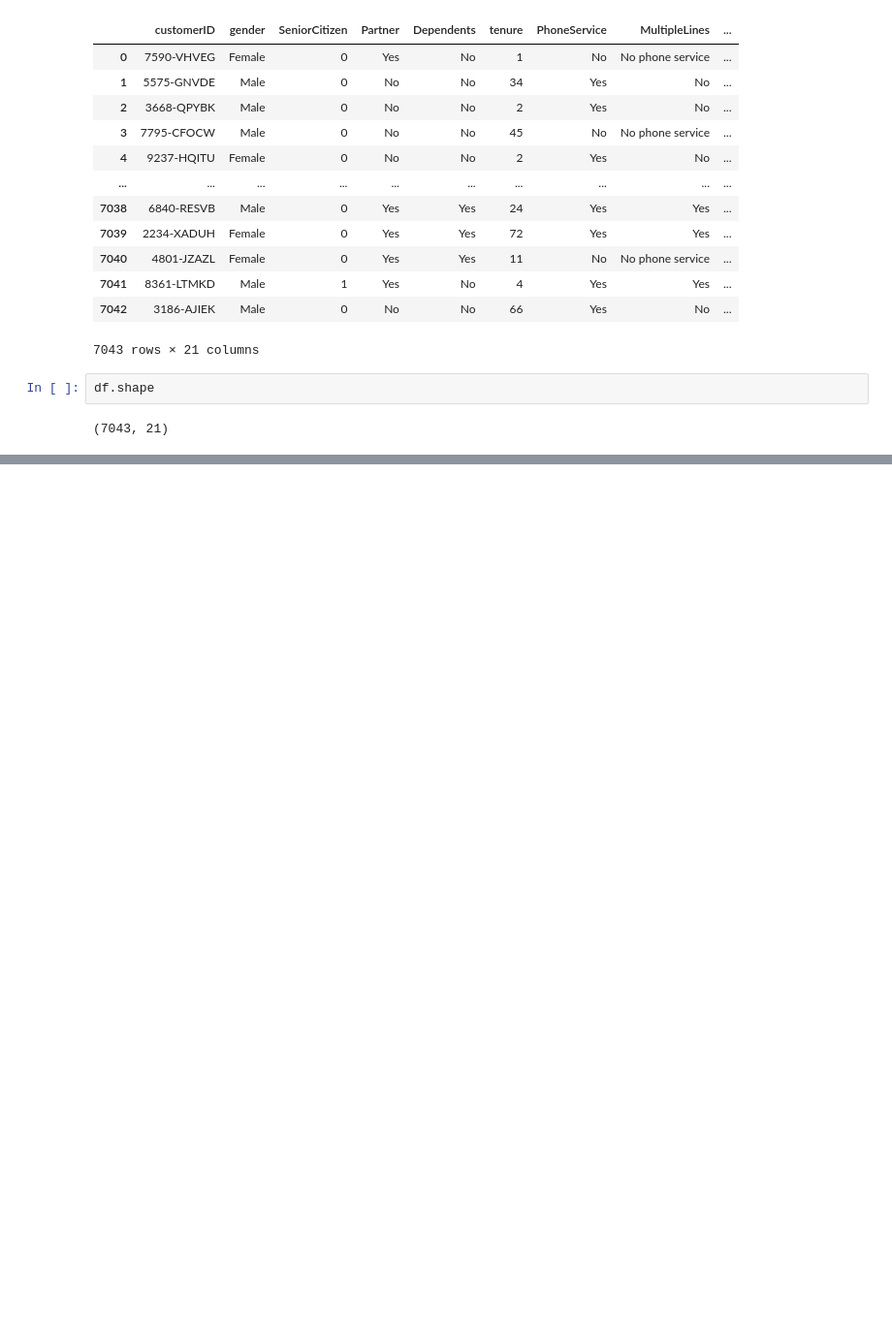
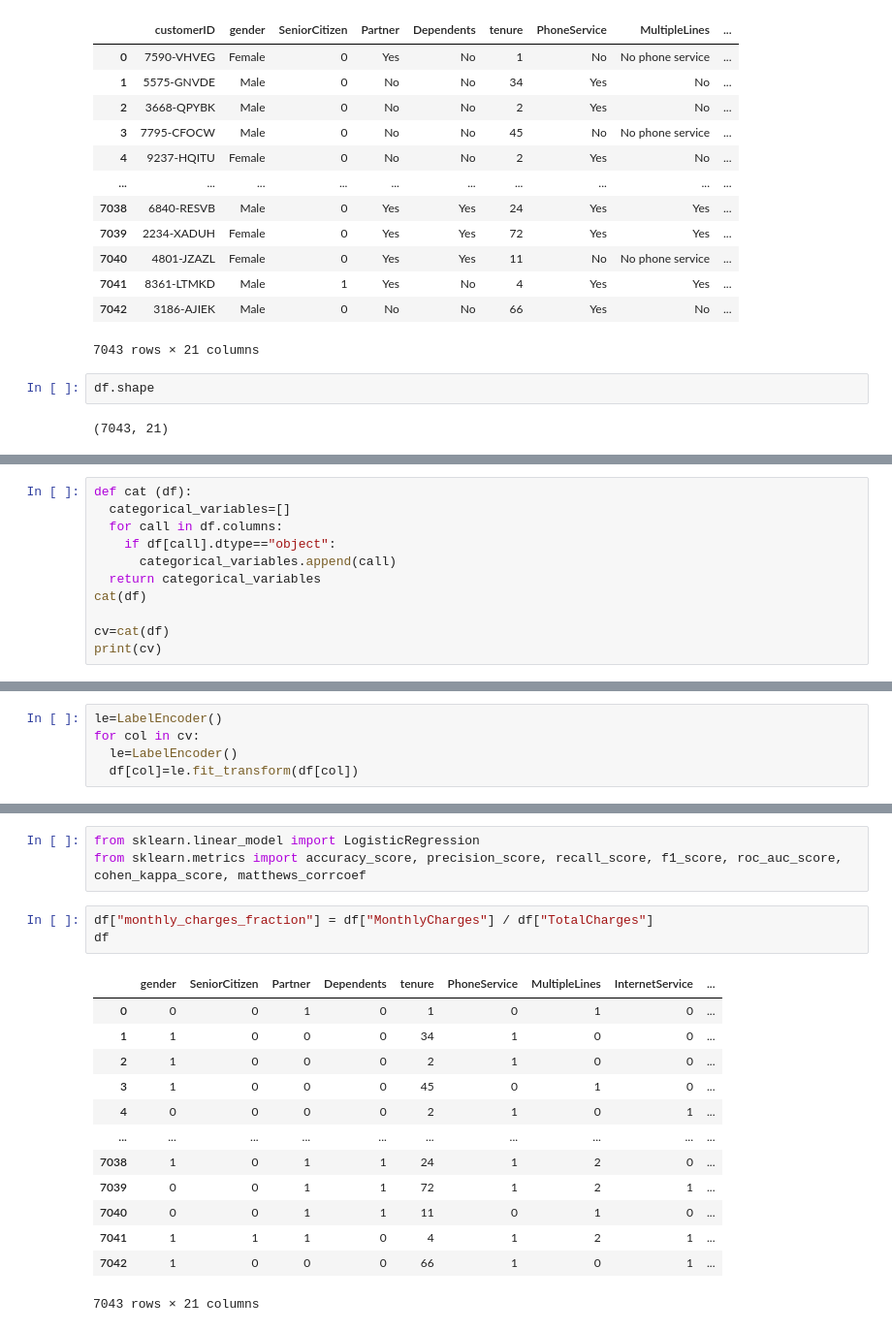
Before and after one commit to Arjun-P-Dinesh/2348506_Lab5, a Jupyter notebook: 2348506_Lab5.ipynb, the cells around one changed output, grey strips where cells are left out. Shown at 97% size. Drawn from its saved outputs; the diff is of its cells as text; blank space fills up the shorter version.

```diff
--- a/2348506_Lab5.ipynb
+++ b/2348506_Lab5.ipynb
@@ -46,0 +101,11 @@ df.describe
+# %%
+def cat (df):
+  categorical_variables=[]
+  for call in df.columns:
+    if df[call].dtype=="object":
+      categorical_variables.append(call)
+  return categorical_variables
+cat(df)
+
+cv=cat(df)
+print(cv)
@@ -46,0 +114,5 @@ df.describe
+# %%
+le=LabelEncoder()
+for col in cv:
+  le=LabelEncoder()
+  df[col]=le.fit_transform(df[col])
@@ -46,0 +132,20 @@ df.describe
+# %%
+from sklearn.linear_model import LogisticRegression
+from sklearn.metrics import accuracy_score, precision_score, recall_score, f1_score, roc_auc_score, cohen_kappa_score, matthews_corrcoef
+# %%
+df["monthly_charges_fraction"] = df["MonthlyCharges"] / df["TotalCharges"]
+df
+# %% [output]
+|  | gender | SeniorCitizen | Partner | Dependents | tenure | PhoneService | MultipleLines | InternetService | ... |
+| 0 | 0 | 0 | 1 | 0 | 1 | 0 | 1 | 0 | ... |
+| 1 | 1 | 0 | 0 | 0 | 34 | 1 | 0 | 0 | ... |
+| 2 | 1 | 0 | 0 | 0 | 2 | 1 | 0 | 0 | ... |
+| 3 | 1 | 0 | 0 | 0 | 45 | 0 | 1 | 0 | ... |
+| 4 | 0 | 0 | 0 | 0 | 2 | 1 | 0 | 1 | ... |
+| ... | ... | ... | ... | ... | ... | ... | ... | ... | ... |
+| 7038 | 1 | 0 | 1 | 1 | 24 | 1 | 2 | 0 | ... |
+| 7039 | 0 | 0 | 1 | 1 | 72 | 1 | 2 | 1 | ... |
+| 7040 | 0 | 0 | 1 | 1 | 11 | 0 | 1 | 0 | ... |
+| 7041 | 1 | 1 | 1 | 0 | 4 | 1 | 2 | 1 | ... |
+| 7042 | 1 | 0 | 0 | 0 | 66 | 1 | 0 | 1 | ... |
+7043 rows × 21 columns
```
Also changed, not shown: parts of 8 cells of this notebook.
